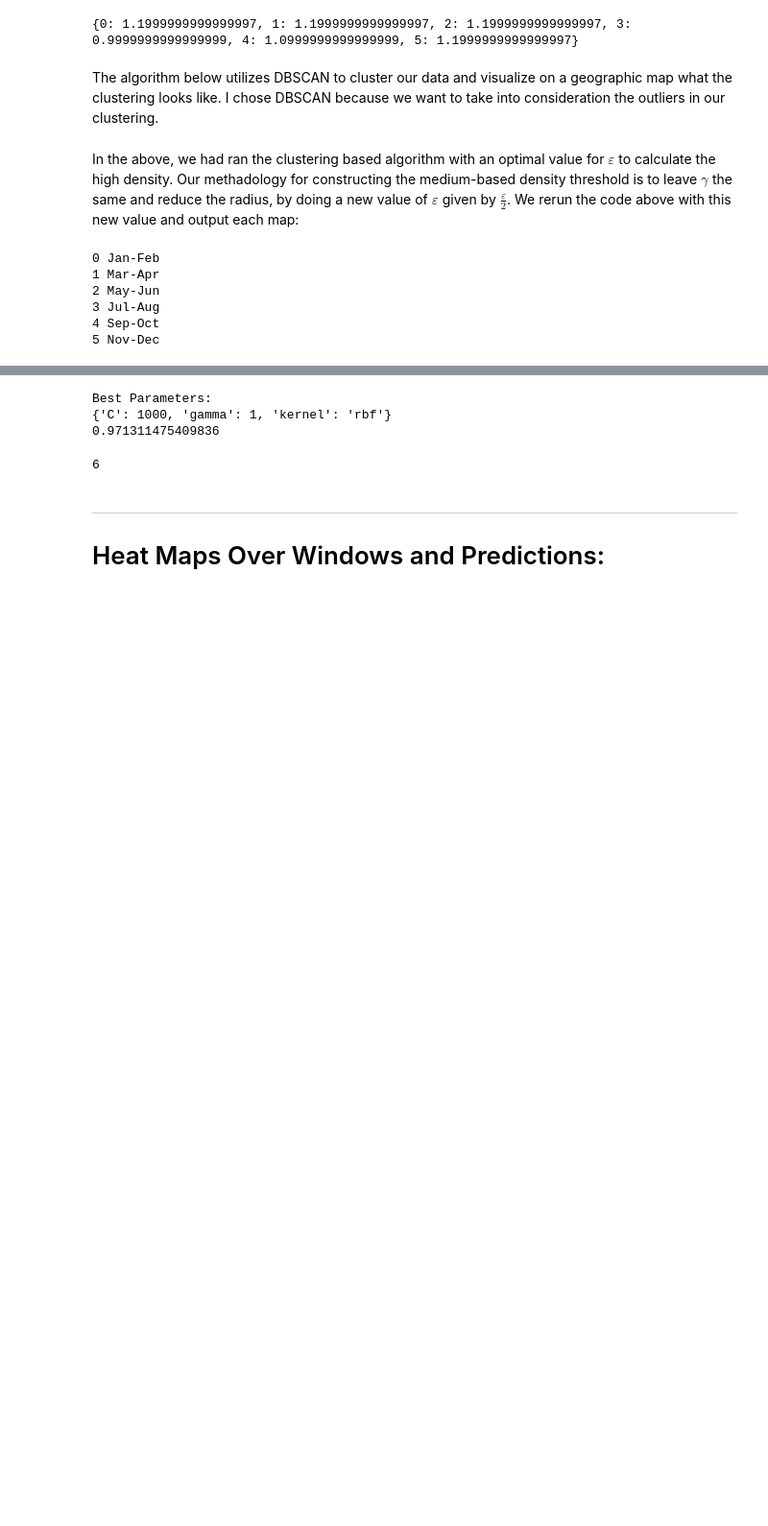
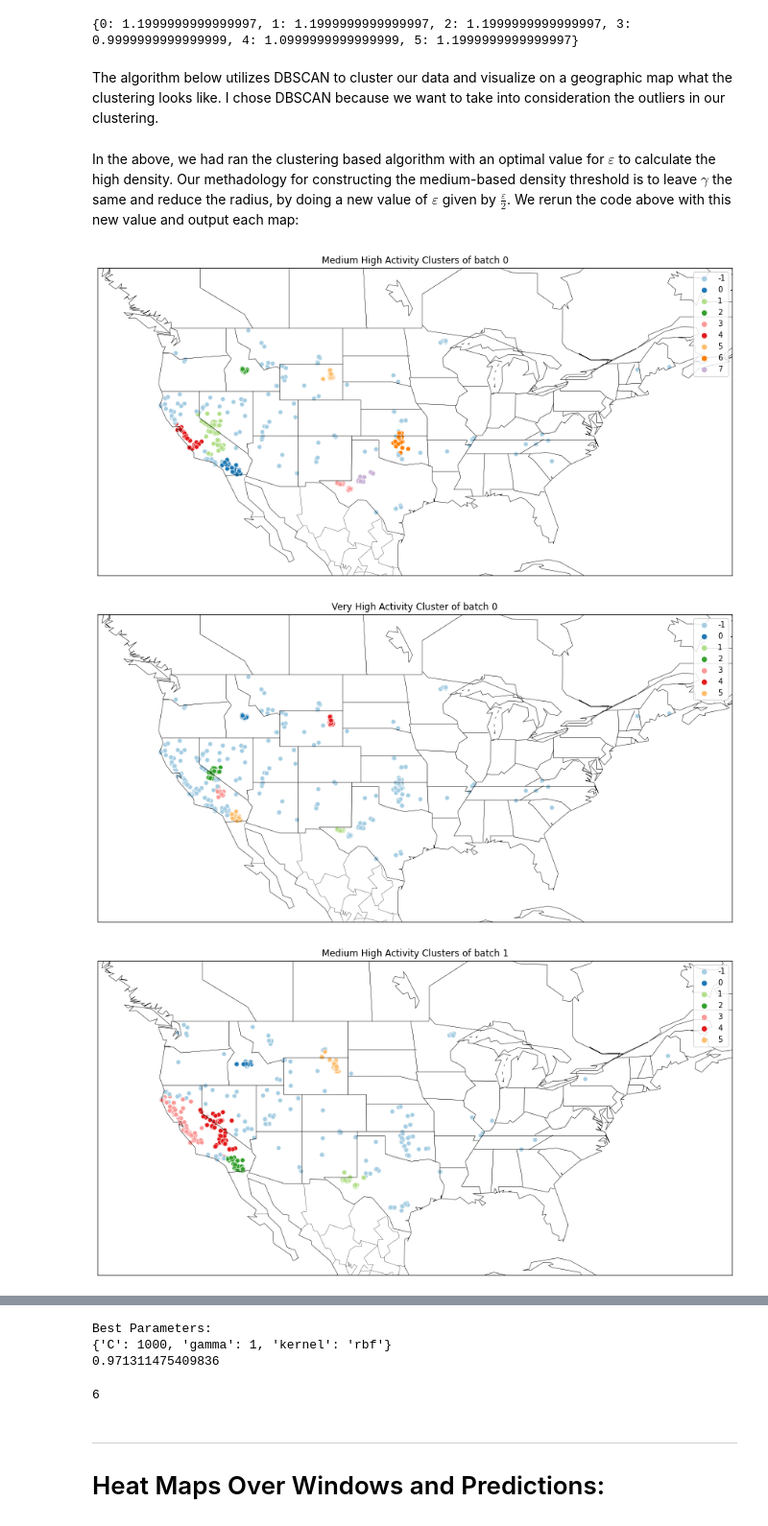
Before and after one commit to Rawbethy/Earthquake-Detection, a Jupyter notebook: projectNotebook.ipynb, the cells around one changed output, grey strips where cells are left out. Shown at 96% size. Cells and saved outputs as stored; diff of their text form; code cells hidden in the pictures; blank space fills up the shorter version.

```diff
--- a/projectNotebook.ipynb
+++ b/projectNotebook.ipynb
@@ -186,15 +186,14 @@ In the above, we had ran the clustering based algorithm with an optimal value fo
 # %%
 warnings.filterwarnings("ignore")
 
-def returnMedHigh(window, i):
+def returnMedHigh(batch, t, i):
     figure = plt.figure(figsize=(15, 15))
     plt.title("Medium High Activity Clusters of batch " + str(i));
     epsilon = epsi[i]
     minPts = minS[i]
 
-    df_all_den = window[['latitude', 'longitude', 'mag']]
+    df_all_den = batch[['latitude', 'longitude', 'mag']]
     db = DBSCAN(eps = epsilon, min_samples = minPts).fit(df_all_den)
-    array = df_all_den.iloc[[i for i in range(0,len(db.labels_))]]
     clustering_map = mpl_toolkits.basemap.Basemap(
         projection = 'cyl',
         llcrnrlat = setAndNames[t]['latitude'].min()-7, urcrnrlat = setAndNames[t]['latitude'].max()+7,
@@ -205,48 +204,43 @@ def returnMedHigh(window, i):
     clustering_map.drawcoastlines(linewidth = .5)
     clustering_map.drawcountries(linewidth = .5)
     clustering_map.drawstates(linewidth = .3)
-    sns.scatterplot(data = array[['latitude', 'longitude']], x="longitude", y="latitude", hue=db.labels_, legend="full", palette=sns.color_palette("Paired"))
+    sns.scatterplot(data = batch[['latitude', 'longitude']], x="longitude", y="latitude", hue=db.labels_, legend="full", palette=sns.color_palette("Paired"))
     plt.show()
-    returnArray = array
+    returnArray = batch
     returnArray['cluster'] = db.labels_
     return returnArray
 
-def returnVeryHigh(window, i):
+def returnVeryHigh(batch, t, i):
     figure = plt.figure(figsize=(15, 15))
     plt.title("Very High Activity Cluster of batch " + str(i));
     epsilon = epsi[i]/2
     minPts = minS[i]
 
-    df_all_den = window[['latitude', 'longitude', 'mag']]
+    df_all_den = batch[['latitude', 'longitude', 'mag']]
     db = DBSCAN(eps = epsilon, min_samples = minPts).fit(df_all_den)
-    array = df_all_den.iloc[[i for i in range(0,len(db.labels_))]]
     clustering_map = mpl_toolkits.basemap.Basemap(
         projection = 'cyl',
         llcrnrlat = setAndNames[t]['latitude'].min()-7, urcrnrlat = setAndNames[t]['latitude'].max()+7,
         llcrnrlon = setAndNames[t]['longitude'].min()-7,urcrnrlon = setAndNames[t]['longitude'].max()+7,
         resolution = 'c'
     )
 
     clustering_map.drawcoastlines(linewidth = .5)
     clustering_map.drawcountries(linewidth = .5)
     clustering_map.drawstates(linewidth = .3)
-    sns.scatterplot(data = array[['latitude', 'longitude']], x="longitude", y="latitude", hue=db.labels_, legend="full", palette=sns.color_palette("Paired"))
+    sns.scatterplot(data = batch[['latitude', 'longitude']], x="longitude", y="latitude", hue=db.labels_, legend="full", palette=sns.color_palette("Paired"))
     plt.show()
-    returnArray = array
+    returnArray = batch
     returnArray['cluster'] = db.labels_
 
-    print(returnArray.size)
     return returnArray
 
 returnHotSpots = {}
 
-for i, n in enumerate(setAndNames):
-    returnHotSpots["medHigh_"+n] = returnMedHigh(setAndNames[n], i)
-    returnHotSpots["veryHigh_"+n] = returnVeryHigh(setAndNames[n], i)
+for i, t in enumerate(setAndNames):
+    returnHotSpots["medHigh_"+t] = returnMedHigh(setAndNames[t], t, i)
+    returnHotSpots["veryHigh_"+t] = returnVeryHigh(setAndNames[t], t, i)
 # %% [output]
-0 Jan-Feb
-1 Mar-Apr
-2 May-Jun
-3 Jul-Aug
-4 Sep-Oct
-5 Nov-Dec
+[figure, added]
+[figure, added]
+[figure, added]
```
Also changed, not shown: parts of 5 cells of this notebook.
